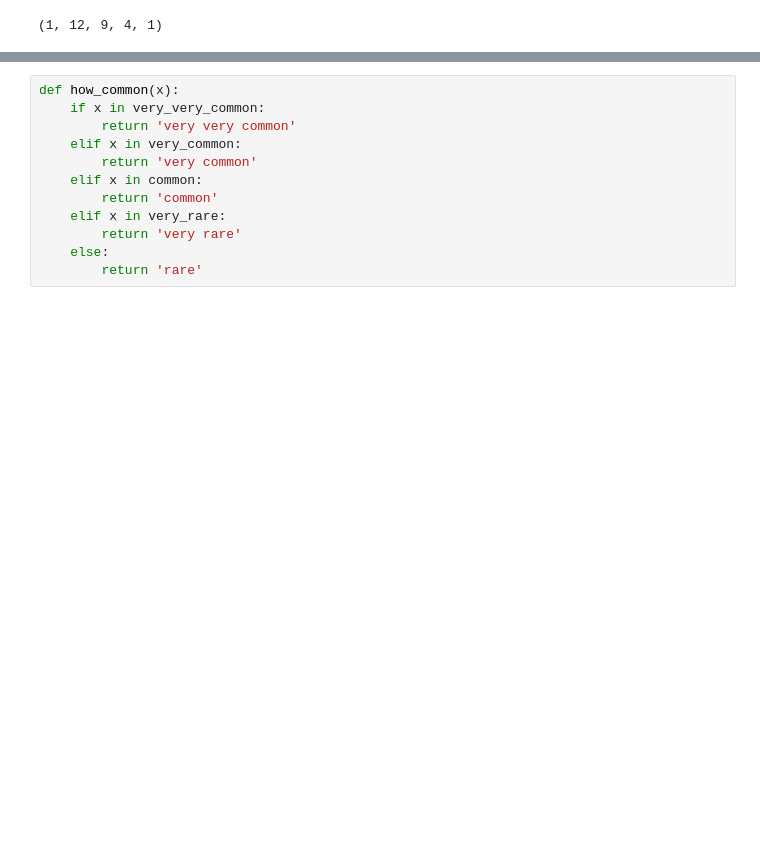
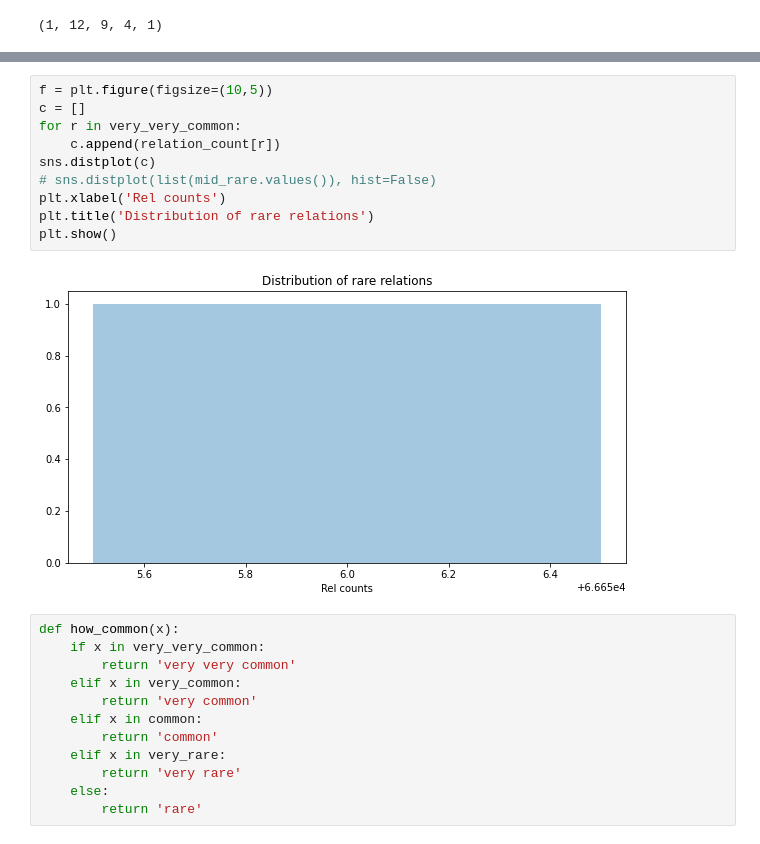
Before and after one commit to NinaCalvi/Aladdin, a Jupyter notebook: biolink/COVID results analysis/COVIDAnalysis.ipynb, the cells around one changed output, grey strips where cells are left out. Drawn from its saved outputs; the diff is of its cells as text; blank space fills up the shorter version.

```diff
--- a/biolink/COVID results analysis/COVIDAnalysis.ipynb
+++ b/biolink/COVID results analysis/COVIDAnalysis.ipynb
@@ -139,3 +150,15 @@ len(very_very_common), len(very_common), len(common), len(rare), len(very_rare)
+# %%
+f = plt.figure(figsize=(10,5))
+c = []
+for r in very_very_common:
+    c.append(relation_count[r])
+sns.distplot(c)
+# sns.distplot(list(mid_rare.values()), hist=False)
+plt.xlabel('Rel counts')
+plt.title('Distribution of rare relations')
+plt.show()
+# %% [output]
+[figure, added]
 # %%
 def how_common(x):
     if x in very_very_common:
```
Also changed, not shown: parts of 12 cells of this notebook.
